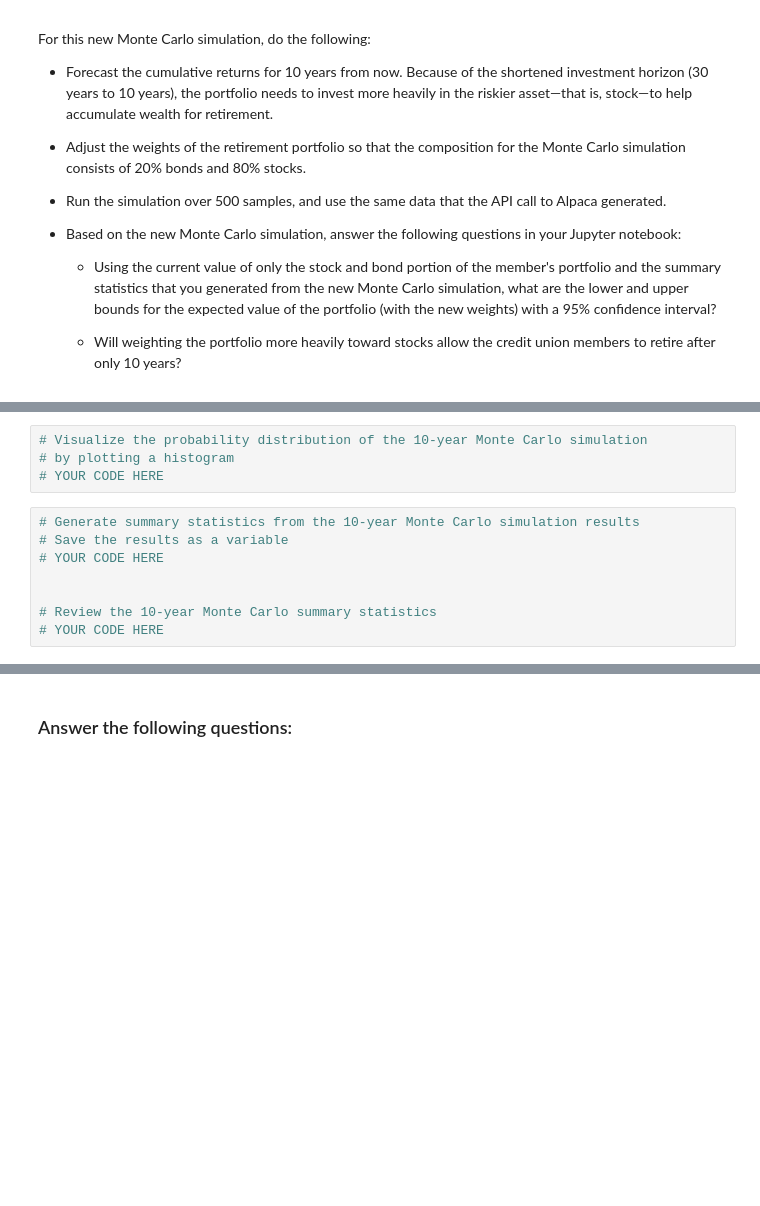
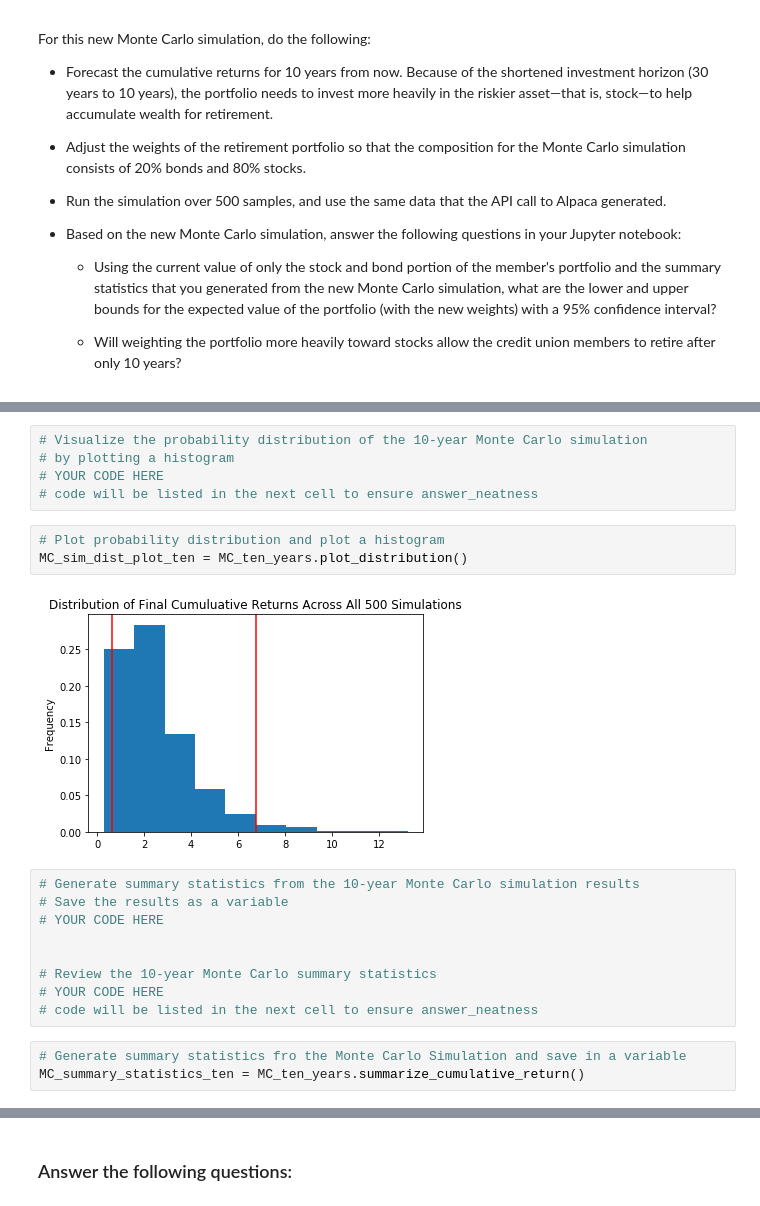
Before and after one commit to liulujunjin-vivian/Module5, a Jupyter notebook: financial_planning_tools.ipynb, the cells around one changed output, grey strips where cells are left out. Saved outputs shown, nothing was run; the diff lists cells and outputs as text; blank space fills up the shorter version.

```diff
--- a/financial_planning_tools.ipynb
+++ b/financial_planning_tools.ipynb
@@ -671,6 +894,12 @@ For this new Monte Carlo simulation, do the following:
 # Visualize the probability distribution of the 10-year Monte Carlo simulation
 # by plotting a histogram
 # YOUR CODE HERE
+# code will be listed in the next cell to ensure answer_neatness
+# %%
+# Plot probability distribution and plot a histogram
+MC_sim_dist_plot_ten = MC_ten_years.plot_distribution()
+# %% [output]
+[figure, added]
 # %%
 # Generate summary statistics from the 10-year Monte Carlo simulation results
 # Save the results as a variable
@@ -679,3 +908,7 @@ For this new Monte Carlo simulation, do the following:
 
 # Review the 10-year Monte Carlo summary statistics
 # YOUR CODE HERE
+# code will be listed in the next cell to ensure answer_neatness
+# %%
+# Generate summary statistics fro the Monte Carlo Simulation and save in a variable
+MC_summary_statistics_ten = MC_ten_years.summarize_cumulative_return()
```
Also changed, not shown: parts of 51 cells of this notebook, 12 other files.
